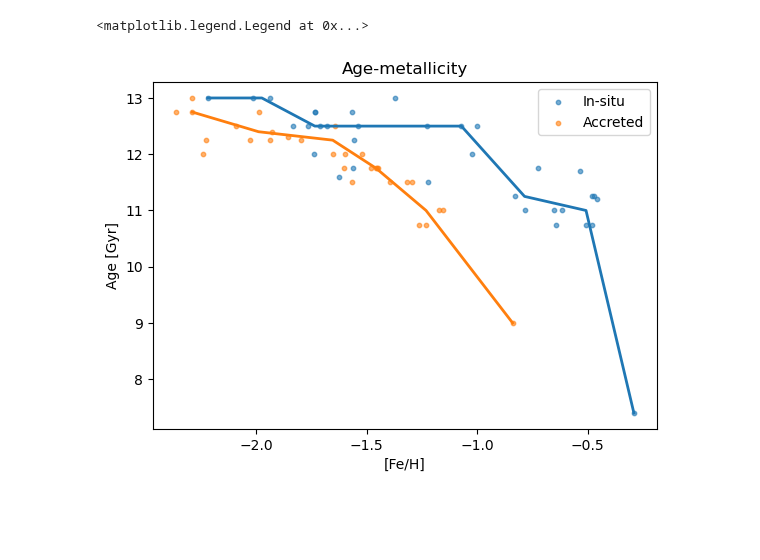
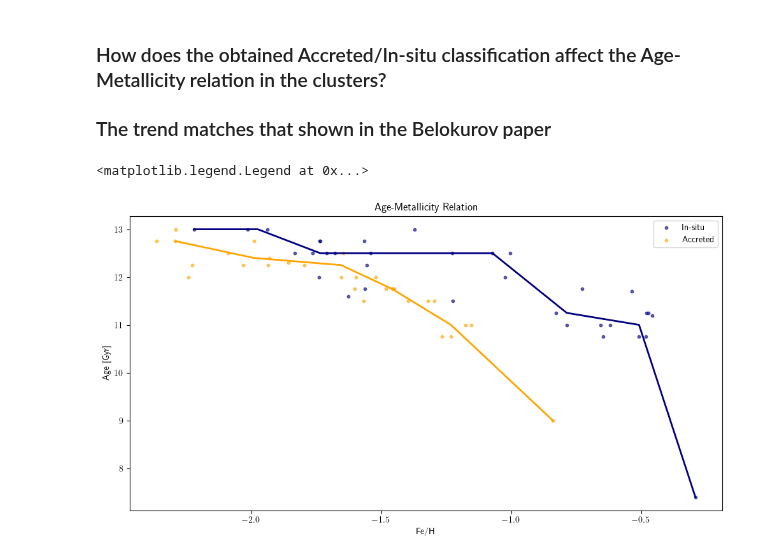
Before and after one commit to Valerii-Radchenkov/3116_Project, a Jupyter notebook: Analysis.ipynb, the cells around one changed output. Cells and saved outputs as stored; diff of their text form; code cells hidden in the pictures; blank space fills up the shorter version.

```diff
--- a/Analysis.ipynb
+++ b/Analysis.ipynb
@@ -2,6 +4,8 @@
 import matplotlib.pyplot as plt
 import numpy as np
 import pandas as pd
+
+plt.rcParams['text.usetex'] = True
 
 H_P1 = pd.read_csv("Data//Standardised_IDs//HarrisPartI.csv")
 H_P2 = pd.read_csv("Data//Standardised_IDs//HarrisPartII.csv")
@@ -91,17 +79,21 @@ plt.colorbar().set_label('Accreted/Insitu')
+# %% [markdown]
+###
+### How does the obtained Accreted/In-situ classification affect the Age-Metallicity relation in the clusters?
+### The trend matches that shown in the Belokurov paper
 # %%
 bins = np.arange(-2.5, 0, 0.3)
 
-fig, ax = plt.subplots(figsize=(6.5, 4.5))
-for flag, col, name in [(False, 'C0', 'In-situ'), (True, 'C1', 'Accreted')]:
+fig, ax = plt.subplots(figsize=(12, 6))
+for flag, col, name in [(False, 'navy', 'In-situ'), (True, 'orange', 'Accreted')]:
     sub = df[df['Accreted?'] == flag].dropna(subset=['FeH', 'Age'])
     ax.scatter(sub['FeH'], sub['Age'], s=10, c=col, alpha=0.6, label=name)
 
     g = sub.groupby(pd.cut(sub['FeH'], bins), observed=True)
     med = g.agg(FeH=('FeH', 'median'), Age=('Age', 'median'), n=('Age', 'size'))
     ax.plot(med['FeH'], med['Age'], '-', c=col, lw=2, ms=5, mec='k')
 
-ax.set(xlabel='[Fe/H]', ylabel='Age [Gyr]', title='Age-metallicity')
+ax.set(xlabel='Fe/H', ylabel='Age [Gyr]', title='Age-Metallicity Relation')
 ax.legend()
 # %% [output]
 <matplotlib.legend.Legend at 0x...>
-[figure, old version]
+[figure, new version]
```
Also changed, not shown: parts of 13 cells of this notebook, 1 other file.
